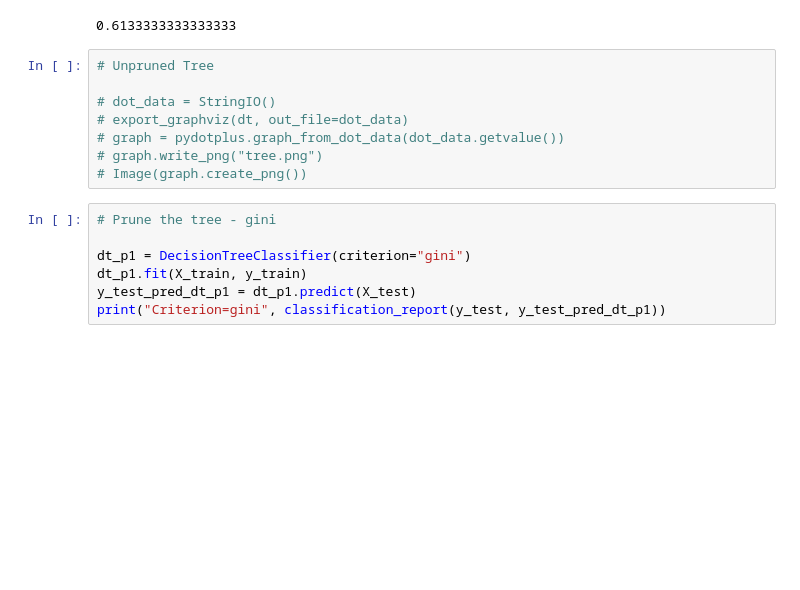
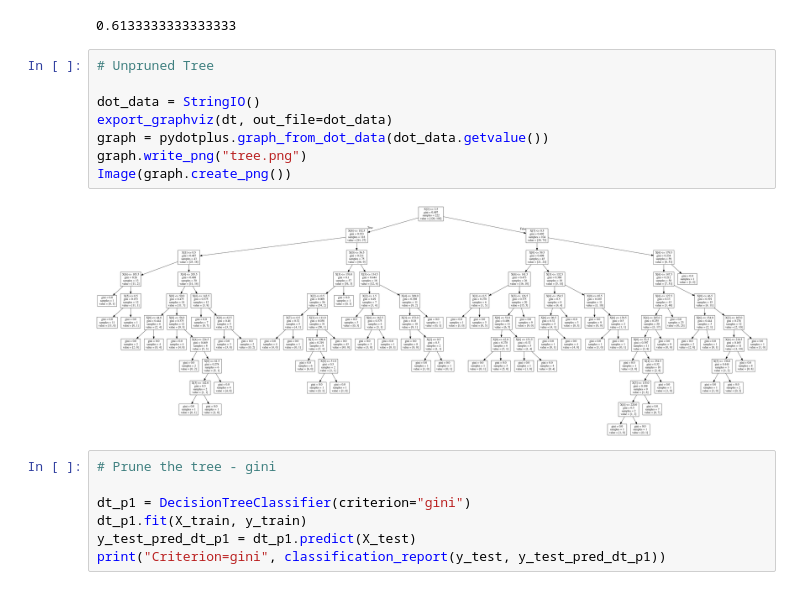
Before and after one commit to BatesJ72/Heart_Disease_ML_Model, a Jupyter notebook: backend/final_model.ipynb, the cells around one changed output. Cells and saved outputs as stored; diff of their text form; blank space fills up the shorter version.

```diff
--- a/backend/final_model.ipynb
+++ b/backend/final_model.ipynb
@@ -185,11 +185,13 @@ accuracy_score(y_test, y_test_pred_dt)
 # %%
 # Unpruned Tree
 
-# dot_data = StringIO()
-# export_graphviz(dt, out_file=dot_data)
-# graph = pydotplus.graph_from_dot_data(dot_data.getvalue())
-# graph.write_png("tree.png")
-# Image(graph.create_png())
+dot_data = StringIO()
+export_graphviz(dt, out_file=dot_data)
+graph = pydotplus.graph_from_dot_data(dot_data.getvalue())
+graph.write_png("tree.png")
+Image(graph.create_png())
+# %% [output]
+[figure, added]
 # %%
 # Prune the tree - gini
 
```
Also changed, not shown: parts of 2 cells of this notebook, 2 other files.
